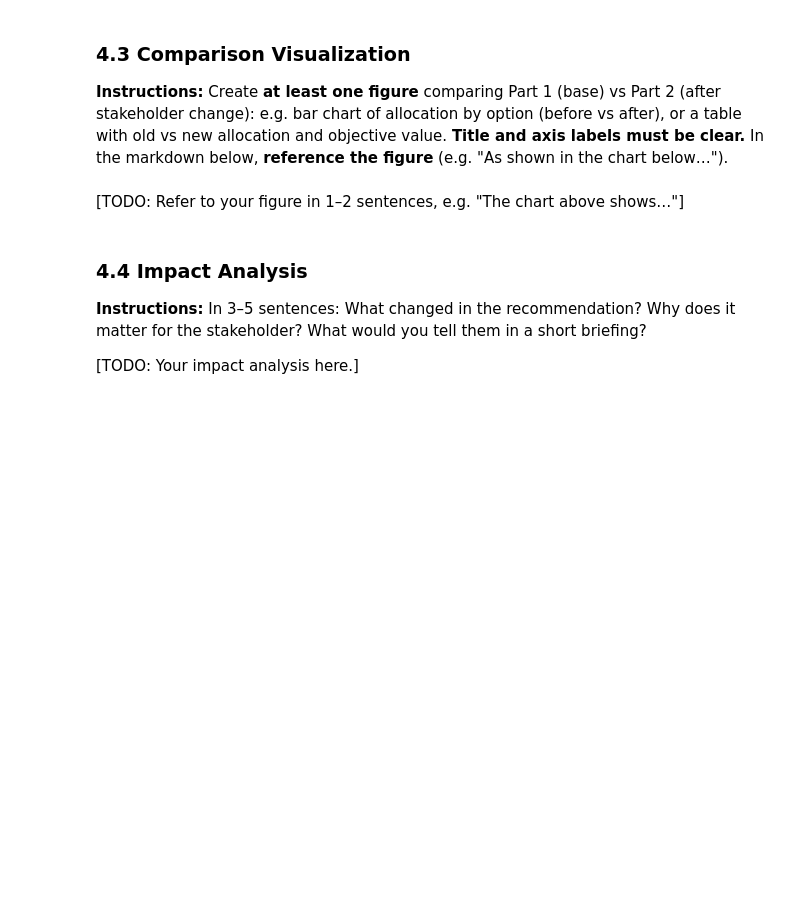
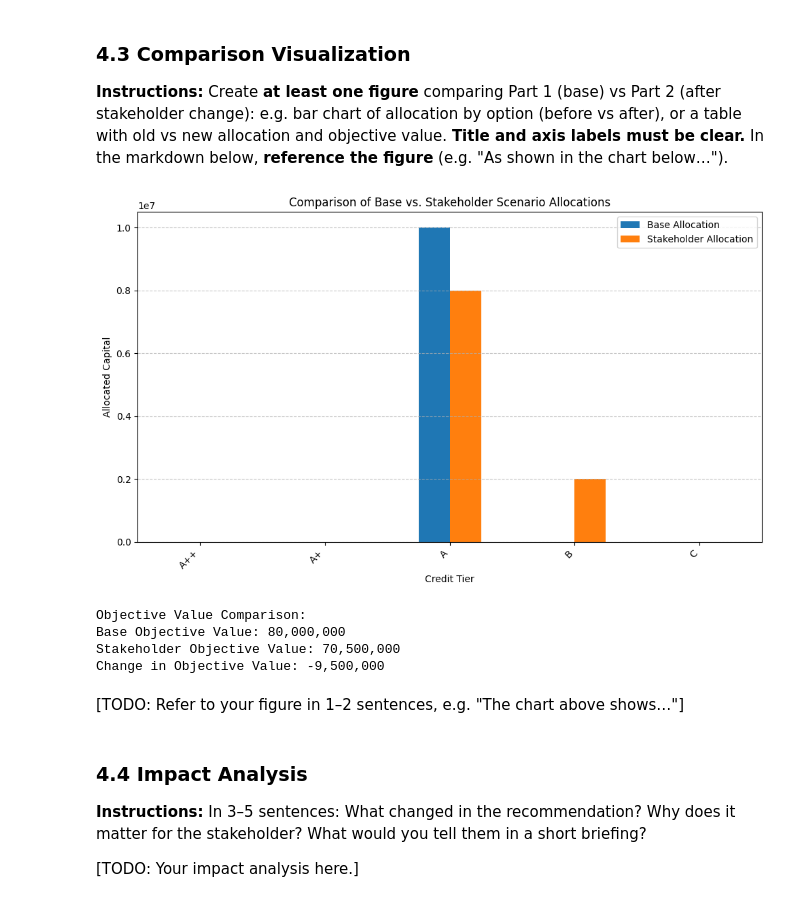
Before and after one commit to sheliabond/Prescriptive-Analytics---Spring-2026-Public-, a Jupyter notebook: Assignments/02ResourceAllocationSensitivity/assignment_template.ipynb, the cells around one changed output. Drawn from its saved outputs; the diff is of its cells as text; code cells hidden in the pictures; blank space fills up the shorter version.

```diff
--- a/Assignments/02ResourceAllocationSensitivity/assignment_template.ipynb
+++ b/Assignments/02ResourceAllocationSensitivity/assignment_template.ipynb
@@ -169,21 +172,22 @@ So you do **not** need three columns in your table. The constraint is **not** a
 n = len(options_df)
 model = LpProblem("Resource_Allocation", LpMaximize)
 
-# Decision variables: amount to allocate to each option (e.g. spend per channel)
+# Decision variables: amount to allocate to each option
 alloc = [LpVariable(f"alloc_{i}", lowBound=0) for i in range(n)]
 
-# Objective: maximize total risk-adjusted yield
-# Risk-adjusted yield for each tier: yield - annual_loss - cost_of_funds - dealer_fees - servicing_cost
-model += lpSum([alloc[i] * (options_df.iloc[i]['yield'] - options_df.iloc[i]['annual_loss'] - cost_of_funds - dealer_fees - servicing_cost) for i in range(n)]), "Total_Risk_Adjusted_Yield"
+# Objective: maximize total yield / loss_rate
+cost_col = 'loss_rate'
+rate_col = 'yield'
+model += lpSum([alloc[i] * (options_df.iloc[i][rate_col] / options_df.iloc[i][cost_col]) for i in range(n)]), "Total_Net_Benefit_Ratio"
 
 # Constraint: total allocation <= total_loan_capital
-model += lpSum(alloc) <= total_loan_capital, "Budget"
+model += lpSum(alloc) <= total_loan_capital, "Total_Loan_Capital_Constraint"
 
 model.solve()
 print(f"Status: {LpStatus[model.status]}")
-print(f"Objective value: {value(model.objective):.2f}")
+print(f"Objective value: {value(model.objective):,.0f}")
 for i in range(n):
-    opt_name = options_df.iloc[i].get(options_df.columns[0], f"Option_{i}")
-    print(f"  {opt_name}: {value(alloc[i]):.2f}")
+    opt_name = options_df.iloc[i]['credit_tier'] # Use the updated credit_tier labels
+    print(f"  {opt_name}: {value(alloc[i]):,.0f}")
 # %% [output]
 Status: Optimal
@@ -277,3 +432,35 @@ A stakeholder has changed their mind. You must choose **one** of the following (
+# %%
+# Comparison visualization: Part 1 vs Part 2 allocation (or objective)
+
+# Create a DataFrame for comparison
+comparison_df = pd.DataFrame({
+    'Credit Tier': options_df['credit_tier'],
+    'Base Allocation': base_allocations,
+    'Stakeholder Allocation': stakeholder_allocations
+})
+
+# Plotting allocations
+fig, ax = plt.subplots(figsize=(10, 6))
+comparison_df.set_index('Credit Tier').plot(kind='bar', ax=ax)
+plt.title('Comparison of Base vs. Stakeholder Scenario Allocations')
+plt.xlabel('Credit Tier')
+plt.ylabel('Allocated Capital')
+plt.xticks(rotation=45, ha='right')
+plt.grid(axis='y', linestyle='--', alpha=0.7)
+plt.tight_layout()
+plt.show()
+
+# Also display objective values for clear comparison
+print("\nObjective Value Comparison:")
+print(f"Base Objective Value: {base_obj_val:,.0f}")
+print(f"Stakeholder Objective Value: {stakeholder_obj_val:,.0f}")
+print(f"Change in Objective Value: {stakeholder_obj_val - base_obj_val:,.0f}")
+# %% [output]
+[figure, added]
+Objective Value Comparison:
+Base Objective Value: 80,000,000
+Stakeholder Objective Value: 70,500,000
+Change in Objective Value: -9,500,000
 # %% [markdown]
 [TODO: Refer to your figure in 1–2 sentences, e.g. "The chart above shows…"]
 # %% [markdown]
```
Also changed, not shown: parts of 245 cells of this notebook.
